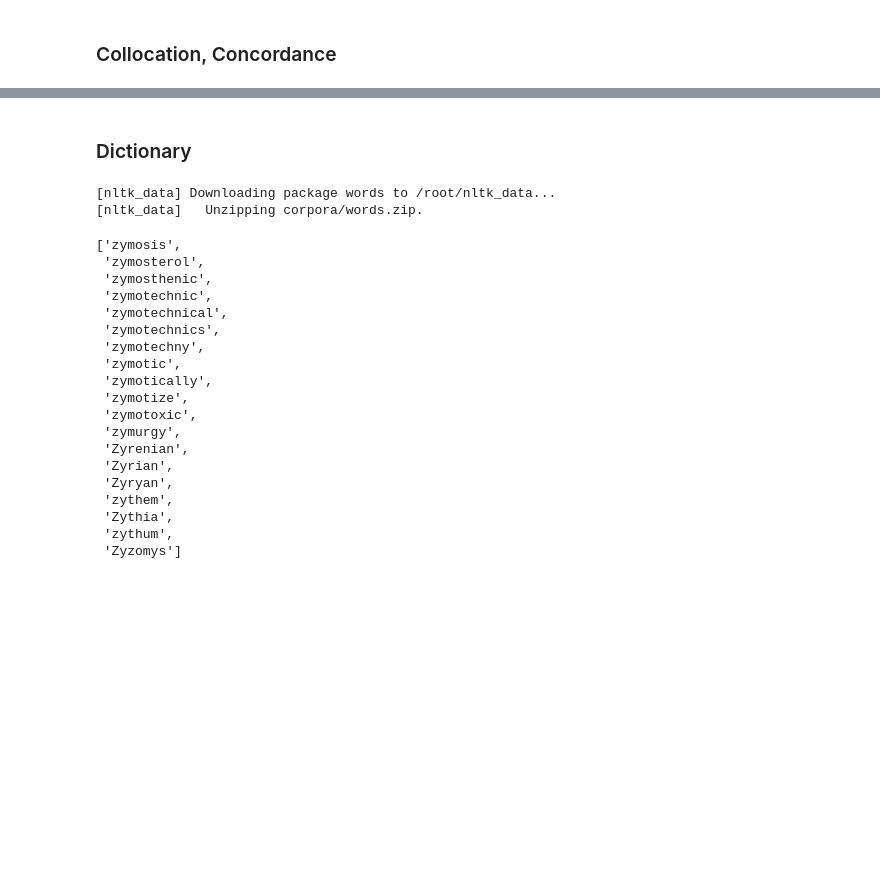
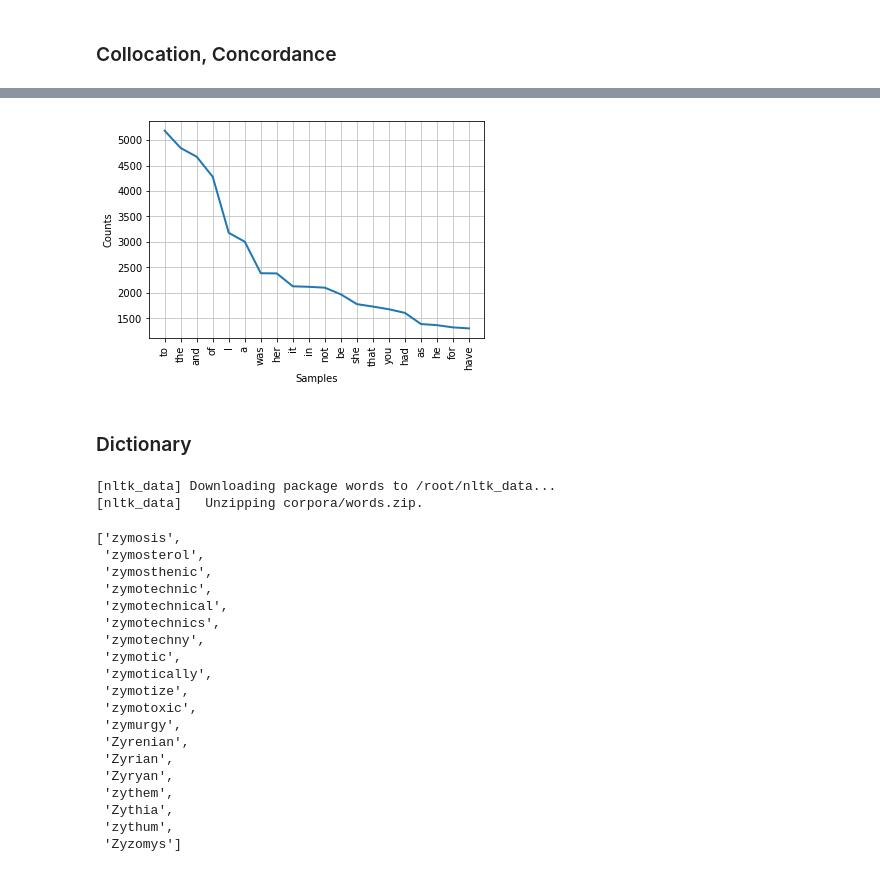
Before and after one commit to hjae0520/class2021Fall, a Jupyter notebook: nlp.ipynb, the cells around one changed output, grey strips where cells are left out. Drawn from its saved outputs; the diff is of its cells as text; code cells hidden in the pictures; blank space fills up the shorter version.

```diff
--- a/nlp.ipynb
+++ b/nlp.ipynb
@@ -84,3 +157,7 @@ nltk.FreqDist(words).most_common(10)
+# %%
+nltk.Text(words).plot(20)
+# %% [output]
+[figure, added]
 # %% [markdown]
 ### Dictionary
 # %%
```
Also changed, not shown: parts of 32 cells of this notebook.
